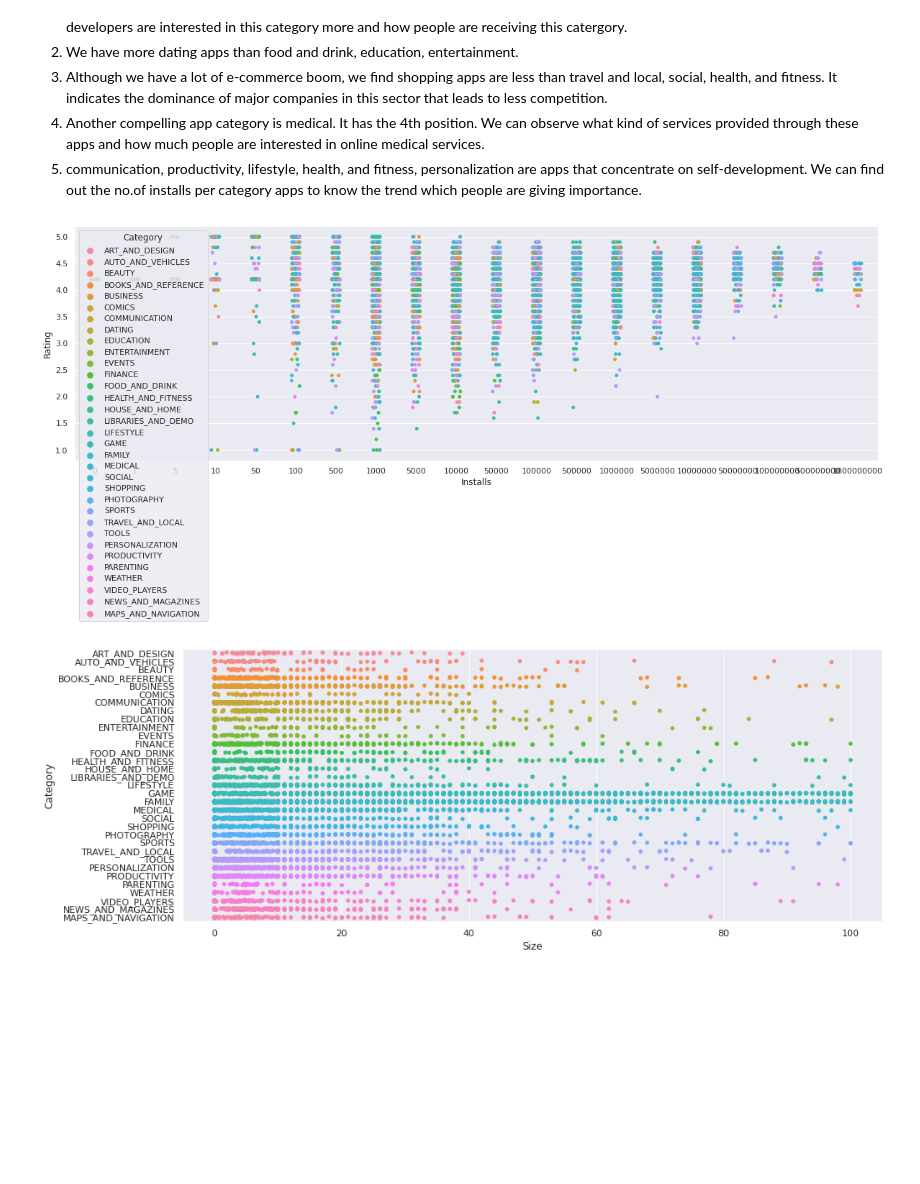
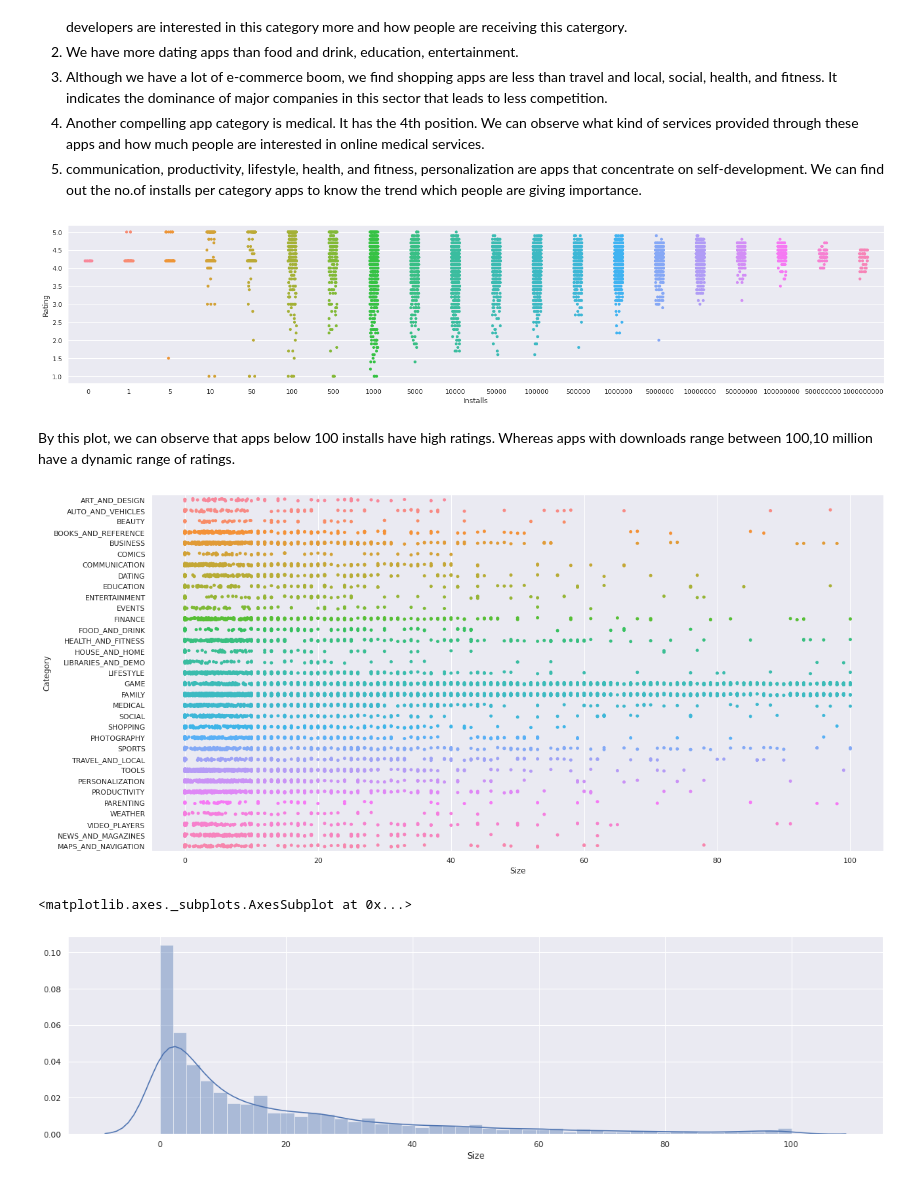
Before and after one commit to akhich551995/Google-app-store-analysis-akhil, a Jupyter notebook: GPS.ipynb, the cells around one changed output. Drawn from its saved outputs; the diff is of its cells as text; code cells hidden in the pictures; blank space fills up the shorter version.

```diff
--- a/GPS.ipynb
+++ b/GPS.ipynb
@@ -268,12 +269,19 @@ Key takeaways are :
 # %%
-sns.set()
-plt.figure(figsize=(20,6))
-sns.stripplot(x="Installs", y="Rating",hue='Category',data=gps);
+plt.figure(figsize=(25,5))
+sns.stripplot(x="Installs", y="Rating",data=gps);
 # %% [output]
-[figure, old version]
+[figure, new version]
+# %% [markdown]
+By this plot, we can observe that apps below 100 installs have high ratings.
+Whereas apps with downloads range between 100,10 million have a dynamic range of ratings.
 # %%
-sns.set()
-plt.figure(figsize=(15,6))
+plt.figure(figsize=(20,10))
 sns.stripplot(x="Size", y="Category",data=gps);
 # %% [output]
-[figure, old version]
+[figure, new version]
+# %%
+plt.figure(figsize=(20,5))
+sns.distplot(gps.Size)
+# %% [output]
+<matplotlib.axes._subplots.AxesSubplot at 0x...>
+[figure, added]
```
Also changed, not shown: parts of 5 cells of this notebook.
